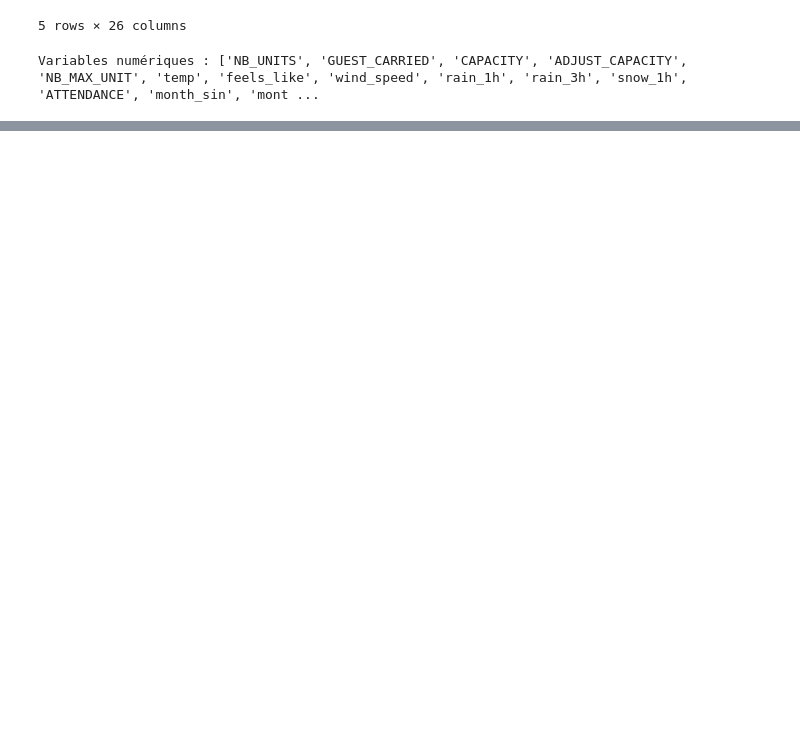
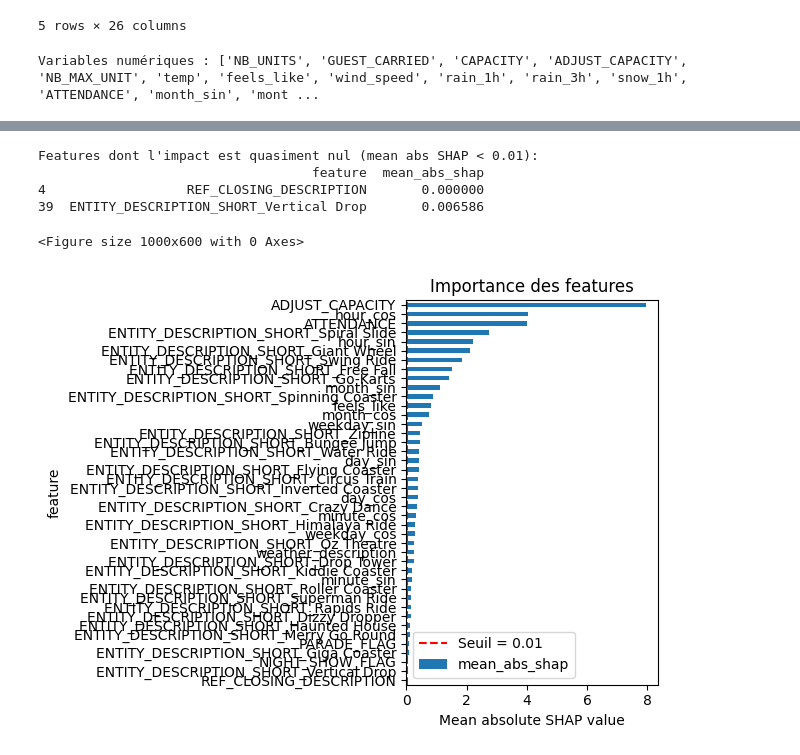
Before and after one commit to GenusCorvid/The-Endless-Line-Hackathon, a Jupyter notebook: xgboost.ipynb, the cells around one changed output, grey strips where cells are left out. Drawn from its saved outputs; the diff is of its cells as text; code cells hidden in the pictures; blank space fills up the shorter version.

```diff
--- a/xgboost.ipynb
+++ b/xgboost.ipynb
@@ -77,8 +81,7 @@ weather_description
 
 '''
 
-df = df.drop(columns=['DEB_TIME_HOUR', 'NB_UNITS', 'GUEST_CARRIED',
-                      'ADJUST_CAPACITY', 'NB_MAX_UNIT', 'temp', 'humidity', 'DEB_TIME', 'WORK_DATE',
+df = df.drop(columns=['DEB_TIME_HOUR', 'NB_UNITS', 'GUEST_CARRIED', 'NB_MAX_UNIT', 'temp', 'humidity', 'DEB_TIME', 'WORK_DATE',
                       'FIN_TIME', 'wind_speed', 'rain_1h', 'rain_3h', 'snow_1h','DOWNTIME'])
 
 
@@ -97,7 +100,8 @@ weather_mapping = {'sky is clear' : 10 ,'few clouds' : 9 , 'scattered clouds' :
 
 df['weather_description'] = df['weather_description'].map(weather_mapping)
 # %%
-closing_mapping = {'Open' : 5, 'Fermeture Opérationnelle' : 2, 'Fermeture Réhab' : 0}
+df['REF_CLOSING_DESCRIPTION'] = df['REF_CLOSING_DESCRIPTION'].isin(['Open', 'Fermeture Opérationnelle'])
+closing_mapping = {'Open' : 1, 'Fermeture Opérationnelle' : 0}
 
 df['REF_CLOSING_DESCRIPTION'] = df['REF_CLOSING_DESCRIPTION'].map(closing_mapping)
 # %%
@@ -153,7 +157,7 @@ Index(['WAIT_TIME_MAX', 'CAPACITY', 'OPEN_TIME', 'UP_TIME', 'feels_like',
 # %%
 #Train test split
 np.random.seed(42)
-df_fin = df[['feels_like', 'weather_description',
+df_fin = df[['ATTENDANCE', 'ADJUST_CAPACITY', 'feels_like', 'weather_description',
         'REF_CLOSING_DESCRIPTION', 'NIGHT_SHOW_FLAG', 'PARADE_FLAG',
         'month_sin', 'month_cos', 'day_sin', 'day_cos', 'weekday_sin',
         'weekday_cos', 'hour_sin', 'hour_cos', 'minute_sin', 'minute_cos', 'ENTITY_DESCRIPTION_SHORT_Bungee Jump',
@@ -254,0 +268,35 @@ KeyboardInterrupt:
+# %%
+# Calcul de la moyenne des valeurs absolues SHAP pour chaque feature
+mean_abs_shap = np.mean(np.abs(shap_values), axis=0)
+
+# Création d'un DataFrame récapitulatif avec le nom de chaque feature et sa moyenne des valeurs absolues SHAP
+df_feature_shap = pd.DataFrame({
+    'feature': X_sample.columns,
+    'mean_abs_shap': mean_abs_shap
+})
+
+# Définition d'un seuil : ici, on considère qu'une feature a un impact quasi nul si sa valeur moyenne absolue est inférieure à 0.01
+threshold = 0.01
+
+# Filtrer les features dont l'impact est inférieur au seuil
+low_impact_features = df_feature_shap[df_feature_shap['mean_abs_shap'] < threshold]
+
+print("Features dont l'impact est quasiment nul (mean abs SHAP < {}):".format(threshold))
+print(low_impact_features)
+
+# Optionnel : affichage d'un plot bar pour visualiser toutes les features avec leur impact
+plt.figure(figsize=(10,6))
+df_feature_shap.sort_values(by='mean_abs_shap', ascending=True).plot.barh(x='feature', y='mean_abs_shap', legend=False)
+plt.axvline(threshold, color='red', linestyle='--', label=f'Seuil = {threshold}')
+plt.xlabel("Mean absolute SHAP value")
+plt.title("Importance des features")
+plt.legend()
+plt.tight_layout()
+plt.show()
+# %% [output]
+Features dont l'impact est quasiment nul (mean abs SHAP < 0.01):
+                                   feature  mean_abs_shap
+4                  REF_CLOSING_DESCRIPTION       0.000000
+39  ENTITY_DESCRIPTION_SHORT_Vertical Drop       0.006586
+<Figure size 1000x600 with 0 Axes>
+[figure, added]
```
Also changed, not shown: parts of 8 cells of this notebook, 2 other files.
